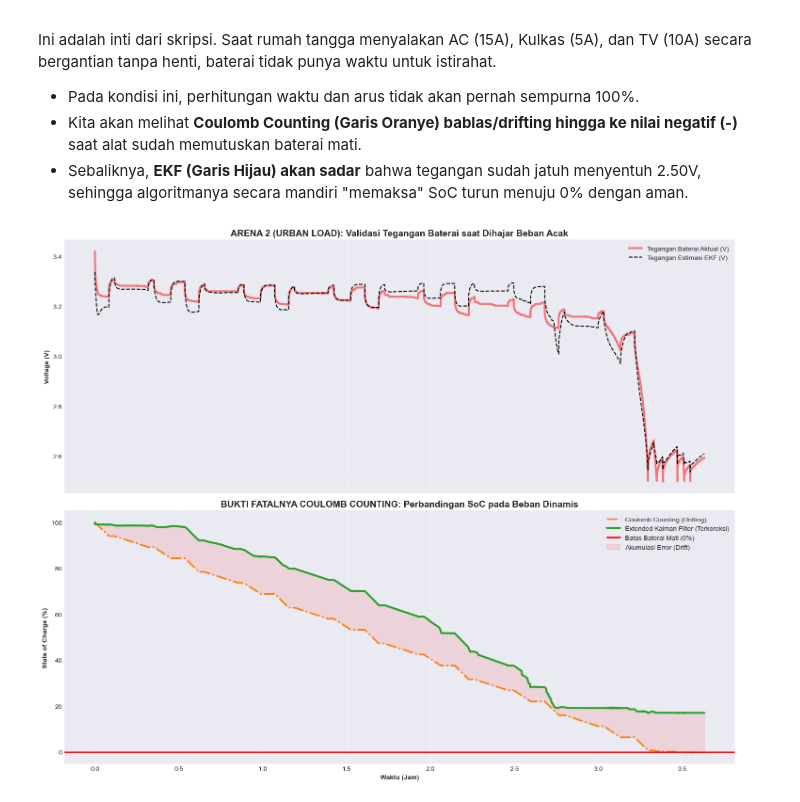
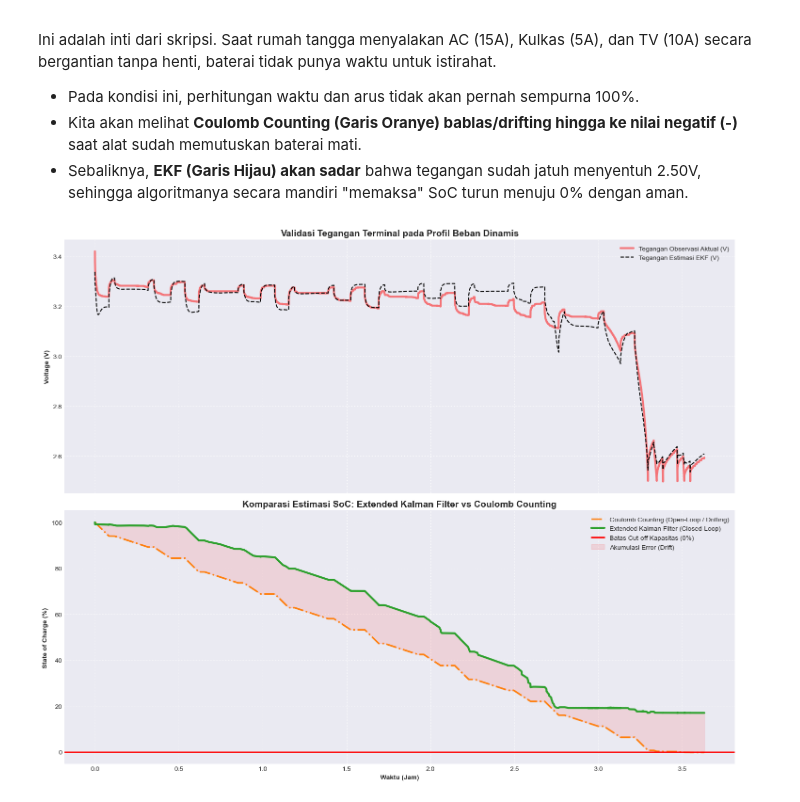
Before and after one commit to Zenalghi/cell-b-LifePo4, a Jupyter notebook: 4_EKF_vs_CoulombCounting_Validation.ipynb, the cells around one changed output. Cells and saved outputs as stored; diff of their text form; code cells hidden in the pictures.

```diff
--- a/4_EKF_vs_CoulombCounting_Validation.ipynb
+++ b/4_EKF_vs_CoulombCounting_Validation.ipynb
@@ -44,8 +42,8 @@ def load_zke_data(filepath):
 # A. Kapasitas Aktual (Dari File 2b - Siklus Murni)
 Q_aktual_Ah = 20.80
 
-# B. True OCV Lookup Table (Dari File 2b)
-df_ocv = pd.read_csv('ocv_lookup_table_b.csv')
+# B. Approximate OCV Lookup Table (Dari File 2b)
+df_ocv = pd.read_csv('ocv_lookup_table.csv')
 f_OCV = interp1d(df_ocv['SoC'], df_ocv['True_OCV'], kind='linear', fill_value='extrapolate')
 
 # Safeguard LiFePO4: Menghindari kemiringan kurva negatif akibat noise di fase flat
@@ -202,56 +200,58 @@ for i in range(len(df_dyn)):
     soc_est, v_pred = ekf_dyn.step(I=I, V_meas=V)
     soc_ekf_dyn.append(soc_est * 100)
     v_pred_dyn.append(v_pred)
 
     # 2. Hitung Coulomb Counting
     ah_dis_dyn += (I * dt / 3600.0)
     soc_cc = (1.0 - (ah_dis_dyn / Q_aktual_Ah)) * 100
     soc_cc_dyn.append(soc_cc)
 
 df_dyn['SoC_EKF'] = soc_ekf_dyn
 df_dyn['SoC_CC'] = soc_cc_dyn
 
-# Visualisasi Arena 2
 fig, (ax1, ax2) = plt.subplots(2, 1, sharex=True, figsize=(15, 12))
 t_hrs = df_dyn['Time(S)'] / 3600
 
-# Plot 1: Bukti bahwa Tegangan Asli dan Tebakan EKF saling menempel
-ax1.plot(t_hrs, df_dyn['Vol(V)'], label='Tegangan Baterai Aktual (V)', color='red', linewidth=3, alpha=0.5)
+# Plot 1: Validasi Tegangan EKF
+ax1.plot(t_hrs, df_dyn['Vol(V)'], label='Tegangan Observasi Aktual (V)', color='red', linewidth=3, alpha=0.5)
 ax1.plot(t_hrs, v_pred_dyn, label='Tegangan Estimasi EKF (V)', color='black', linestyle='--', linewidth=1.5)
-ax1.set_title('ARENA 2 (URBAN LOAD): Validasi Tegangan Baterai saat Dihajar Beban Acak', fontweight='bold', fontsize=14)
+ax1.set_title('Validasi Tegangan Terminal pada Profil Beban Dinamis', fontweight='bold', fontsize=14)
 ax1.set_ylabel('Voltage (V)', fontweight='bold')
 ax1.legend(); ax1.grid(True, linestyle=':')
 
-# Plot 2: Bukti bahwa Coulomb Counting DRiFTING, dan EKF BERHASIL MENGOREKSI
-ax2.plot(t_hrs, soc_cc_dyn, label='Coulomb Counting (Drifting)', color='tab:orange', linewidth=2.5, linestyle='-.')
-ax2.plot(t_hrs, soc_ekf_dyn, label='Extended Kalman Filter (Terkoreksi)', color='tab:green', linewidth=3)
-ax2.axhline(0, color='red', linestyle='-', linewidth=2, label='Batas Baterai Mati (0%)')
+# Plot 2: Komparasi SoC (Drifting vs Corrected)
+ax2.plot(t_hrs, soc_cc_dyn, label='Coulomb Counting (Open-Loop / Drifting)', color='tab:orange', linewidth=2.5, linestyle='-.')
+ax2.plot(t_hrs, soc_ekf_dyn, label='Extended Kalman Filter (Closed-Loop)', color='tab:green', linewidth=3)
+ax2.axhline(0, color='red', linestyle='-', linewidth=2, label='Batas Cut-off Kapasitas (0%)')
 
-# Isi area error untuk visualisasi dramatis di Skripsi!
+# Area Error
 ax2.fill_between(t_hrs, soc_cc_dyn, soc_ekf_dyn, color='red', alpha=0.1, label='Akumulasi Error (Drift)')
 
-ax2.set_title('BUKTI FATALNYA COULOMB COUNTING: Perbandingan SoC pada Beban Dinamis', fontweight='bold', fontsize=14)
+ax2.set_title('Komparasi Estimasi SoC: Extended Kalman Filter vs Coulomb Counting', fontweight='bold', fontsize=14)
 ax2.set_ylabel('State of Charge (%)', fontweight='bold')
 ax2.set_xlabel('Waktu (Jam)', fontweight='bold')
 ax2.legend(); ax2.grid(True, linestyle=':')
 
 plt.tight_layout()
 plt.show()
 
-print("="*60)
-print("🚨 KESIMPULAN HASIL SIDANG (BACA INI SAAT PRESENTASI!) 🚨")
-print("="*60)
-print(f"Kapasitas Baterai Rujukan (Q) : {Q_aktual_Ah} Ah")
-print(f"Total Kapasitas Terkuras Nyata: {ah_dis_dyn:.4f} Ah")
-print(f"--> Sisa SoC Metode Coulomb Counting : {soc_cc_dyn[-1]:.2f}% (TIDAK MASUK AKAL KARENA MINUS)")
-print(f"--> Sisa SoC Metode EKF              : {soc_ekf_dyn[-1]:.2f}% (TERKOREKSI OLEH TEGANGAN 2.5V)")
-print("="*60)
-print("Penjelasan Dosen:")
-print("Pak, seperti yang terlihat pada area berwarna merah muda di grafik bawah,")
-print("metode Coulomb Counting mengalami akumulasi error. Karena alat ZKETECH berhasil")
-print("menguras 20.83 Ah (sedikit lebih besar dari kapasitas rujukan 20.80 Ah),")
-print("Coulomb Counting menghitungnya secara mentah sehingga SoC menjadi MINUS.")
-print("Sementara algoritma EKF saya berhasil mengenali bahwa tegangan sudah jatuh (2.5V),")
-print("sehingga Kalman Gain secara aktif mengoreksi SoC agar tidak bablas melewati batas fisika.")
+# =========================================================
+# OUTPUT ANALISIS UNTUK PEMBAHASAN SKRIPSI
+# =========================================================
+print("="*70)
+print("📊 HASIL ANALISIS KOMPARASI ALGORITMA PADA AKHIR PENGUJIAN")
+print("="*70)
+print(f"Kapasitas Baterai Rujukan (Nominal Q) : {Q_aktual_Ah} Ah")
+print(f"Total Kapasitas Terkuras Berdasarkan Integrasi Arus: {ah_dis_dyn:.4f} Ah")
+print(f"--> Sisa SoC Metode Coulomb Counting  : {soc_cc_dyn[-1]:.2f}% (Terjadi divergensi/akumulasi error)")
+print(f"--> Sisa SoC Metode EKF               : {soc_ekf_dyn[-1]:.2f}% (Terkoreksi oleh observasi tegangan)")
+print("="*70)
+print("Argumen Akademis untuk Sidang:")
+print("- Pada pengujian beban dinamis, arus yang diekstraksi melebih batas kapasitas rujukan.")
+print("- Metode Coulomb Counting (open-loop) mengalami akumulasi error matematis, ")
+print("  sehingga nilai SoC terus menurun secara linear hingga mencapai angka negatif.")
+print("- Sebaliknya, algoritma EKF mendeteksi tegangan aktual (2.59V) saat beban dilepas (recovery),")
+print("  dan secara proaktif menggunakan Kalman Gain untuk mengoreksi estimasi SoC agar tetap ")
+print("  merepresentasikan kapasitas sisa kimiawi yang realistis tanpa mengalami divergensi.")
 # %% [output]
-[figure, old version]
+[figure, new version]
```
Also changed, not shown: parts of 2 cells of this notebook, 8 other files.
